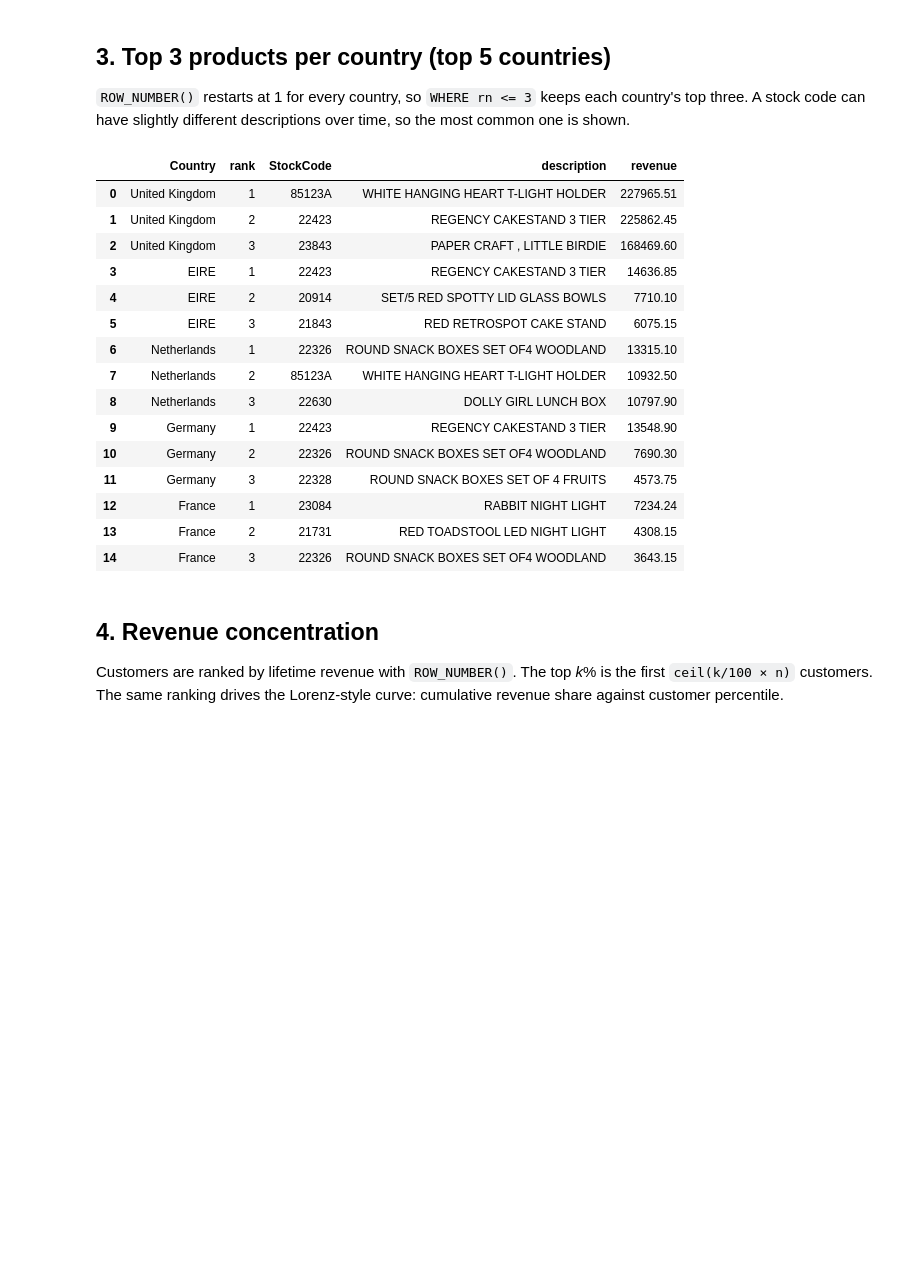
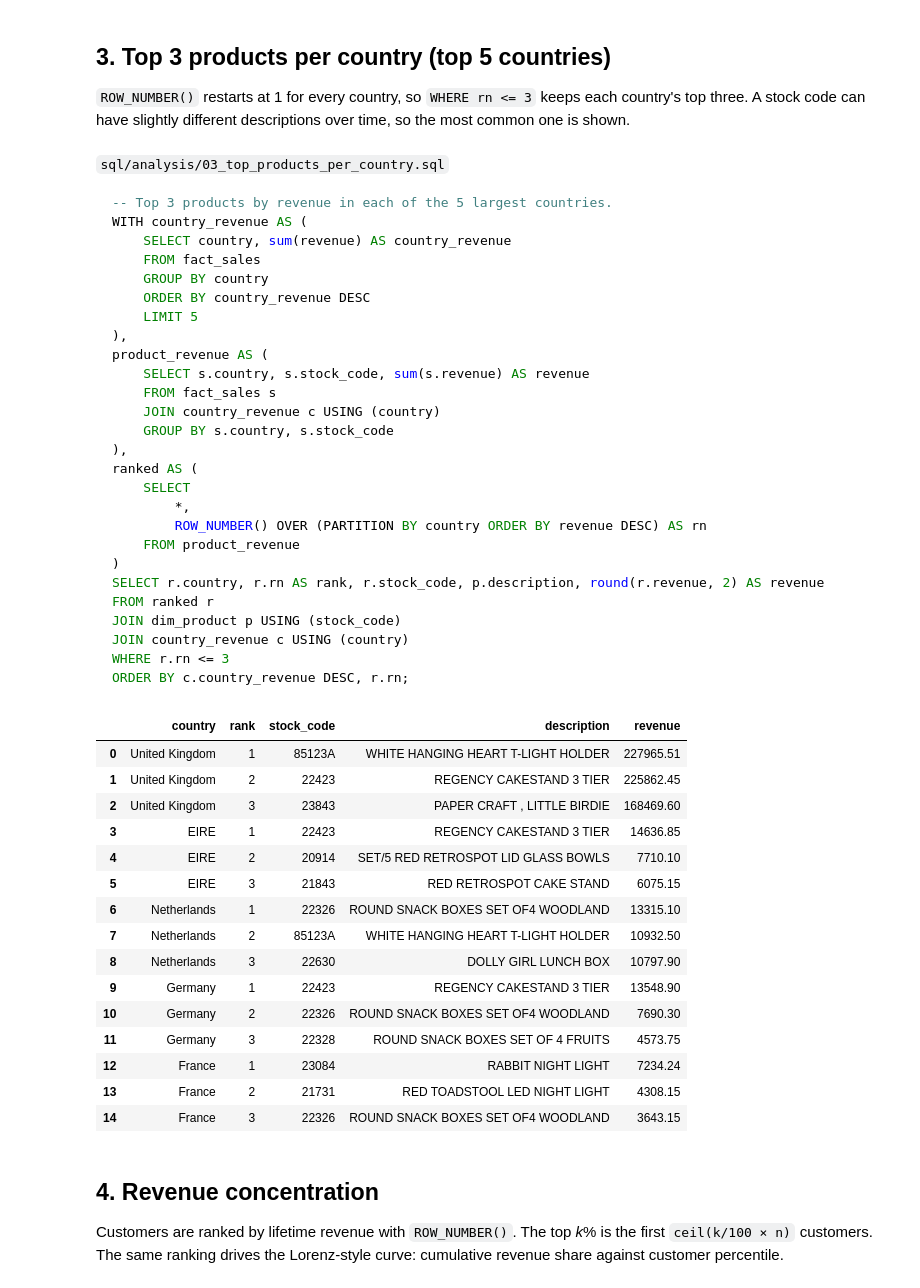
Before and after one commit to Raghav-2006/retail-churn-analysis, a Jupyter notebook: notebooks/02_sql_analysis.ipynb, the cells around one changed output. Saved outputs shown, nothing was run; the diff lists cells and outputs as text; code cells hidden in the pictures; blank space fills up the shorter version.

````diff
--- a/notebooks/02_sql_analysis.ipynb
+++ b/notebooks/02_sql_analysis.ipynb
@@ -11,19 +13,26 @@ from pathlib import Path
 ROOT = Path.cwd().parent if Path.cwd().name == "notebooks" else Path.cwd()
 sys.path.insert(0, str(ROOT))
 
-import duckdb
 import matplotlib.dates as mdates
 import matplotlib.pyplot as plt
 import matplotlib.ticker as mtick
 import pandas as pd
+from IPython.display import Markdown, display
 
+from pipeline.db import SQL_DIR, read_sql, run_sql_file
 from src.metrics import save_metrics
 from src.style import BLUE, GRAY, INK_2, apply_style, save
 
 apply_style()
 pd.set_option("display.width", 140)
 
-# A view keeps the queries readable: FROM sales instead of a file path
-duckdb.sql(f"CREATE OR REPLACE VIEW sales AS SELECT * FROM '{ROOT / 'data' / 'clean.parquet'}'")
-duckdb.sql("SELECT count(*) AS rows, min(InvoiceDate) AS first, max(InvoiceDate) AS last FROM sales")
+
+def sql(name: str) -> pd.DataFrame:
+    """Show the query from sql/analysis/<name>.sql, run it in PostgreSQL and return the result."""
+    display(Markdown(f"`sql/analysis/{name}.sql`\n```sql\n{(SQL_DIR / 'analysis' / f'{name}.sql').read_text()}```"))
+    return run_sql_file(name)
+
+
+# Every query below runs in the PostgreSQL warehouse loaded by `python -m pipeline.run`
+read_sql("SELECT count(*) AS rows, min(invoice_date) AS first, max(invoice_date) AS last FROM fact_sales")
 # %% [output]
@@ -125,44 +135,44 @@ countries
 `ROW_NUMBER()` restarts at 1 for every country, so `WHERE rn <= 3` keeps each country's top three.
 A stock code can have slightly different descriptions over time, so the most common one is shown.
 # %%
-top_products_sql = '''
-WITH top_countries AS (
-    SELECT Country
-    FROM sales
-    GROUP BY Country
-    ORDER BY sum(Revenue) DESC
-    LIMIT 5
-),
-product_revenue AS (
-    SELECT
-        s.Country,
-        s.StockCode,
-        mode(s.Description)  AS description,
-        sum(s.Revenue)       AS revenue
-    FROM sales s
-    JOIN top_countries t USING (Country)
-    GROUP BY s.Country, s.StockCode
-),
-ranked AS (
-    SELECT
-        *,
-        ROW_NUMBER() OVER (PARTITION BY Country ORDER BY revenue DESC) AS rn
-    FROM product_revenue
-)
-SELECT Country, rn AS rank, StockCode, description, round(revenue, 2) AS revenue
-FROM ranked
-WHERE rn <= 3
-ORDER BY (SELECT sum(Revenue) FROM sales x WHERE x.Country = ranked.Country) DESC, rn
-'''
-top_products = duckdb.sql(top_products_sql).df()
+top_products = sql("03_top_products_per_country")
 top_products
 # %% [output]
+`sql/analysis/03_top_products_per_country.sql`
+```sql
+-- Top 3 products by revenue in each of the 5 largest countries.
+WITH country_revenue AS (
+    SELECT country, sum(revenue) AS country_revenue
+    FROM fact_sales
+    GROUP BY country
+    ORDER BY country_revenue DESC
+    LIMIT 5
+),
+product_revenue AS (
+    SELECT s.country, s.stock_code, sum(s.revenue) AS revenue
+    FROM fact_sales s
+    JOIN country_revenue c USING (country)
+    GROUP BY s.country, s.stock_code
+),
+ranked AS (
+    SELECT
+        *,
+        ROW_NUMBER() OVER (PARTITION BY country ORDER BY revenue DESC) AS rn
+    FROM product_revenue
+)
+SELECT r.country, r.rn AS rank, r.stock_code, p.description, round(r.revenue, 2) AS revenue
+FROM ranked r
+JOIN dim_product p USING (stock_code)
+JOIN country_revenue c USING (country)
+WHERE r.rn <= 3
+ORDER BY c.country_revenue DESC, r.rn;
+```
-|  | Country | rank | StockCode | description | revenue |
+|  | country | rank | stock_code | description | revenue |
 | 0 | United Kingdom | 1 | 85123A | WHITE HANGING HEART T-LIGHT HOLDER | 227965.51 |
 | 1 | United Kingdom | 2 | 22423 | REGENCY CAKESTAND 3 TIER | 225862.45 |
 | 2 | United Kingdom | 3 | 23843 | PAPER CRAFT , LITTLE BIRDIE | 168469.60 |
 | 3 | EIRE | 1 | 22423 | REGENCY CAKESTAND 3 TIER | 14636.85 |
-| 4 | EIRE | 2 | 20914 | SET/5 RED SPOTTY LID GLASS BOWLS | 7710.10 |
+| 4 | EIRE | 2 | 20914 | SET/5 RED RETROSPOT LID GLASS BOWLS | 7710.10 |
 | 5 | EIRE | 3 | 21843 | RED RETROSPOT CAKE STAND | 6075.15 |
 | 6 | Netherlands | 1 | 22326 | ROUND SNACK BOXES SET OF4 WOODLAND | 13315.10 |
 | 7 | Netherlands | 2 | 85123A | WHITE HANGING HEART T-LIGHT HOLDER | 10932.50 |
````
Also changed, not shown: parts of 9 cells of this notebook, 34 other files.
